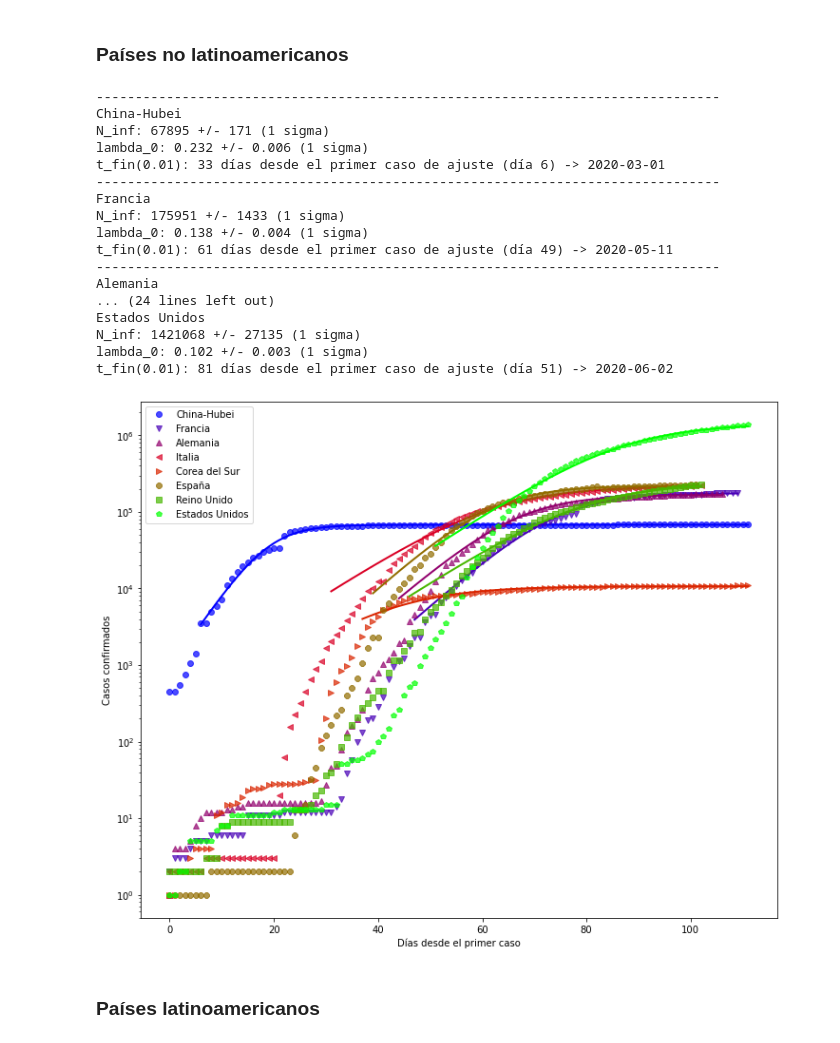
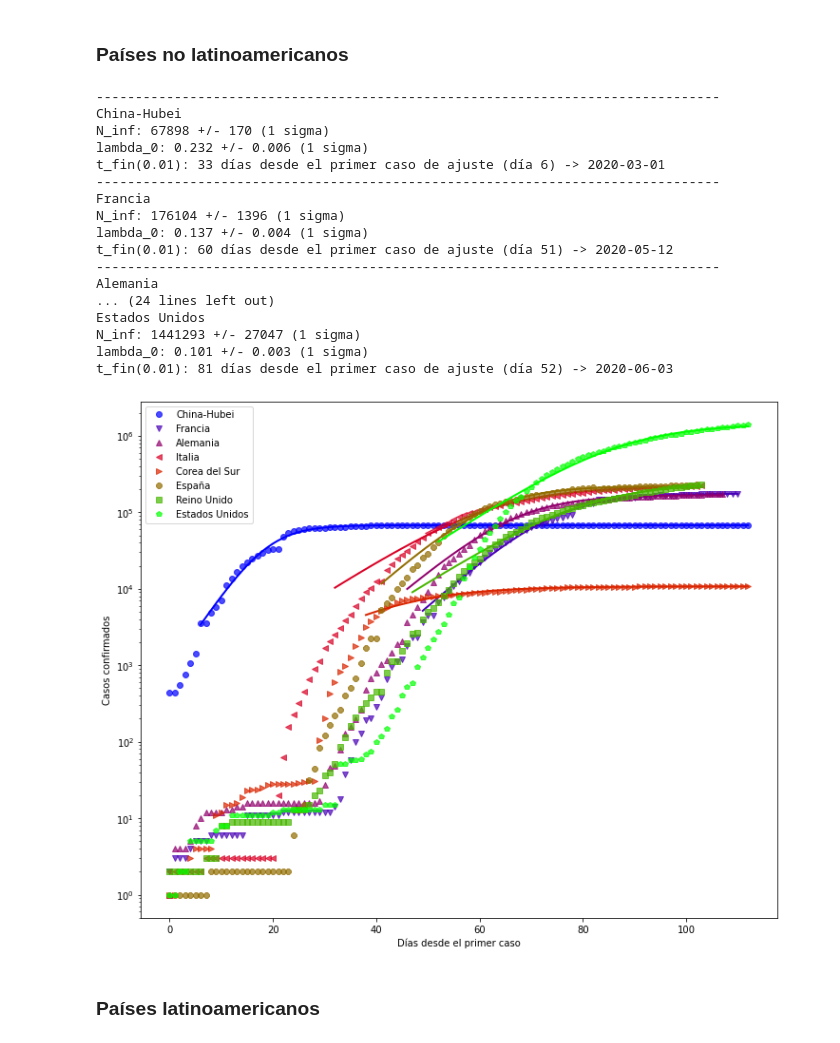
Before and after one commit to manuxch/logistic-covid19, a Jupyter notebook: Logistic_model_COVID-19.ipynb, the cells around one changed output. Saved outputs shown, nothing was run; the diff lists cells and outputs as text; code cells hidden in the pictures.

```diff
--- a/Logistic_model_COVID-19.ipynb
+++ b/Logistic_model_COVID-19.ipynb
@@ -180,26 +180,26 @@ El número de casos confirmados se obtiene a partir de los test que se le realiz
 # %% [markdown]
 ### Países no latinoamericanos
 # %%
-plot_fit(cases_no_lat, 1900, 'Casos confirmados', p_fin=0.01)
+plot_fit(cases_no_lat, 2500, 'Casos confirmados', p_fin=0.01)
 # %% [output]
 --------------------------------------------------------------------------------
 China-Hubei
-N_inf: 67895 +/- 171 (1 sigma)
+N_inf: 67898 +/- 170 (1 sigma)
 lambda_0: 0.232 +/- 0.006 (1 sigma)
 t_fin(0.01): 33 días desde el primer caso de ajuste (día 6) -> 2020-03-01
 --------------------------------------------------------------------------------
 Francia
-N_inf: 175951 +/- 1433 (1 sigma)
-lambda_0: 0.138 +/- 0.004 (1 sigma)
-t_fin(0.01): 61 días desde el primer caso de ajuste (día 49) -> 2020-05-11
+N_inf: 176104 +/- 1396 (1 sigma)
+lambda_0: 0.137 +/- 0.004 (1 sigma)
+t_fin(0.01): 60 días desde el primer caso de ajuste (día 51) -> 2020-05-12
 --------------------------------------------------------------------------------
 Alemania
 ... (24 lines left out)
 Estados Unidos
-N_inf: 1421068 +/- 27135 (1 sigma)
-lambda_0: 0.102 +/- 0.003 (1 sigma)
-t_fin(0.01): 81 días desde el primer caso de ajuste (día 51) -> 2020-06-02
+N_inf: 1441293 +/- 27047 (1 sigma)
+lambda_0: 0.101 +/- 0.003 (1 sigma)
+t_fin(0.01): 81 días desde el primer caso de ajuste (día 52) -> 2020-06-03
-[figure, old version]
+[figure, new version]
 # %% [markdown]
 ### Países latinoamericanos
 # %%
```
Also changed, not shown: parts of 8 cells of this notebook.
